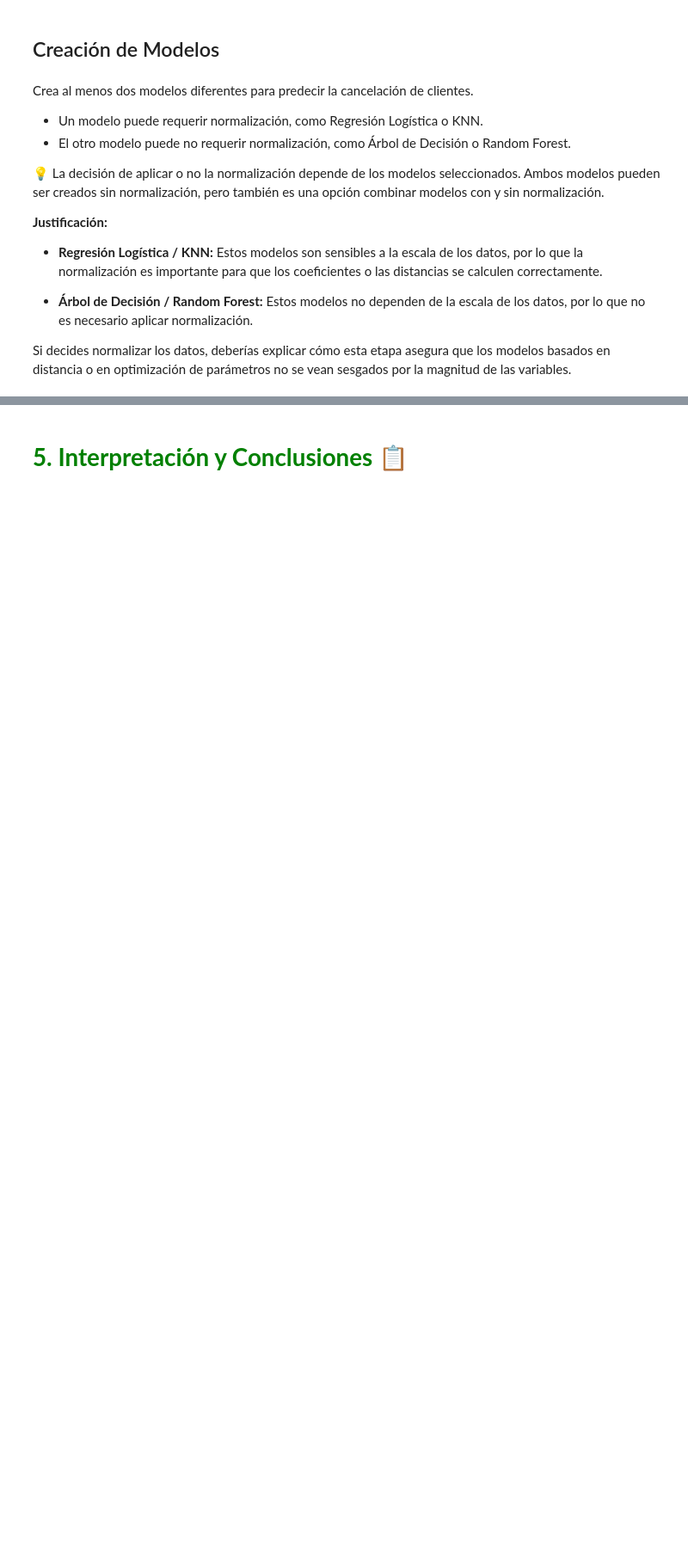
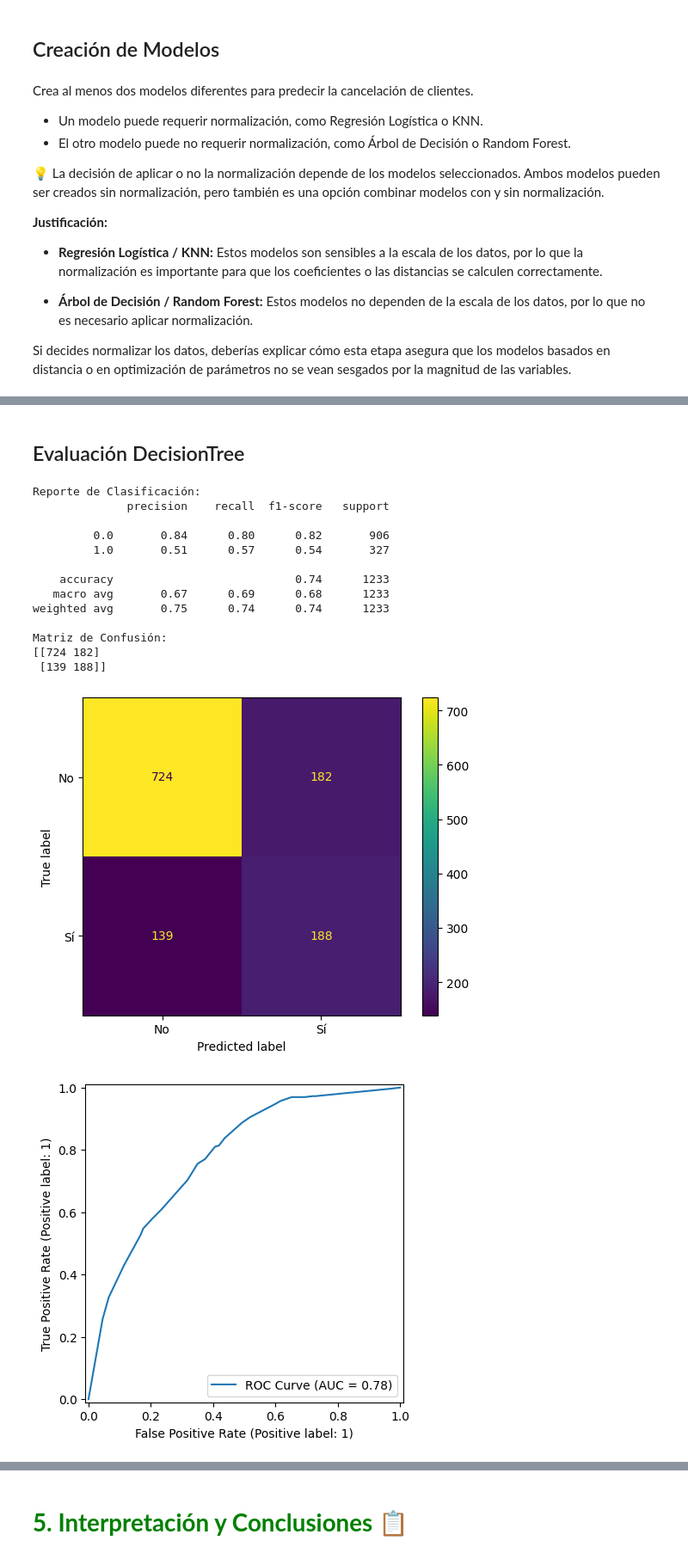
Before and after one commit to jbcodedev/challenge-telecomx-II, a Jupyter notebook: challenge-telecomx-II-customer-churn.ipynb, the cells around one changed output, grey strips where cells are left out. Shown: that part at 86% size. Drawn from its saved outputs; the diff is of its cells as text; code cells hidden in the pictures; blank space fills up the shorter version.

```diff
--- a/challenge-telecomx-II-customer-churn.ipynb
+++ b/challenge-telecomx-II-customer-churn.ipynb
@@ -116,0 +451,4 @@ Si decides normalizar los datos, deberías explicar cómo esta etapa asegura que
+# %%
+# Definiendo pipeline
+modelo_tree = DecisionTreeClassifier(random_state=30, class_weight='balanced')
+pipeline_tree = imbpipeline([('oversample', SMOTE(random_state=30)),('arbol', modelo_tree)])
@@ -116,0 +464,13 @@ Si decides normalizar los datos, deberías explicar cómo esta etapa asegura que
+# %%
+cv = StratifiedKFold(n_splits=5, shuffle=True, random_state=30)
+
+# Configurar GridSearchCV
+grid_tree = GridSearchCV(
+    pipeline_tree,
+    param_grid=param_grid_tree,
+    cv=cv,
+    scoring='recall',
+    n_jobs=-1
+)
+# %%
+grid_tree.fit(X_train, y_train)
@@ -116,0 +610,45 @@ Si decides normalizar los datos, deberías explicar cómo esta etapa asegura que
+# %%
+def evaluar_modelo(modelo, X, y_true, umbral=0.5):
+    # Predicciones probabilísticas
+    y_prob = modelo.predict_proba(X)[:, 1]
+    y_pred = (y_prob >= umbral).astype(int)
+
+    # Métricas
+    print('\nReporte de Clasificación:')
+    print(classification_report(y_true, y_pred))
+    print('Matriz de Confusión:')
+    print(confusion_matrix(y_true, y_pred))
+
+    # Gráfico matriz de confusión
+    visualizacion_cm = ConfusionMatrixDisplay(confusion_matrix(y_true, y_pred),
+                                              display_labels=['No', 'Sí'])
+    visualizacion_cm.plot()
+    plt.show()
+
+    # Curva ROC
+    RocCurveDisplay.from_predictions(y_true, y_prob, name="ROC Curve")
+    plt.show()
+
+    # Curva Precision-Recall
+    PrecisionRecallDisplay.from_predictions(y_true, y_prob, name="PR Curve")
+    plt.show()
+# %% [markdown]
+## Evaluación DecisionTree
+# %%
+evaluar_modelo(grid_tree.best_estimator_, X_val, y_val)
+# %% [output]
+Reporte de Clasificación:
+              precision    recall  f1-score   support
+
+         0.0       0.84      0.80      0.82       906
+         1.0       0.51      0.57      0.54       327
+
+    accuracy                           0.74      1233
+   macro avg       0.67      0.69      0.68      1233
+weighted avg       0.75      0.74      0.74      1233
+
+Matriz de Confusión:
+[[724 182]
+ [139 188]]
+[figure, added]
+[figure, added]
```
Also changed, not shown: parts of 95 cells of this notebook, 2 other files.
